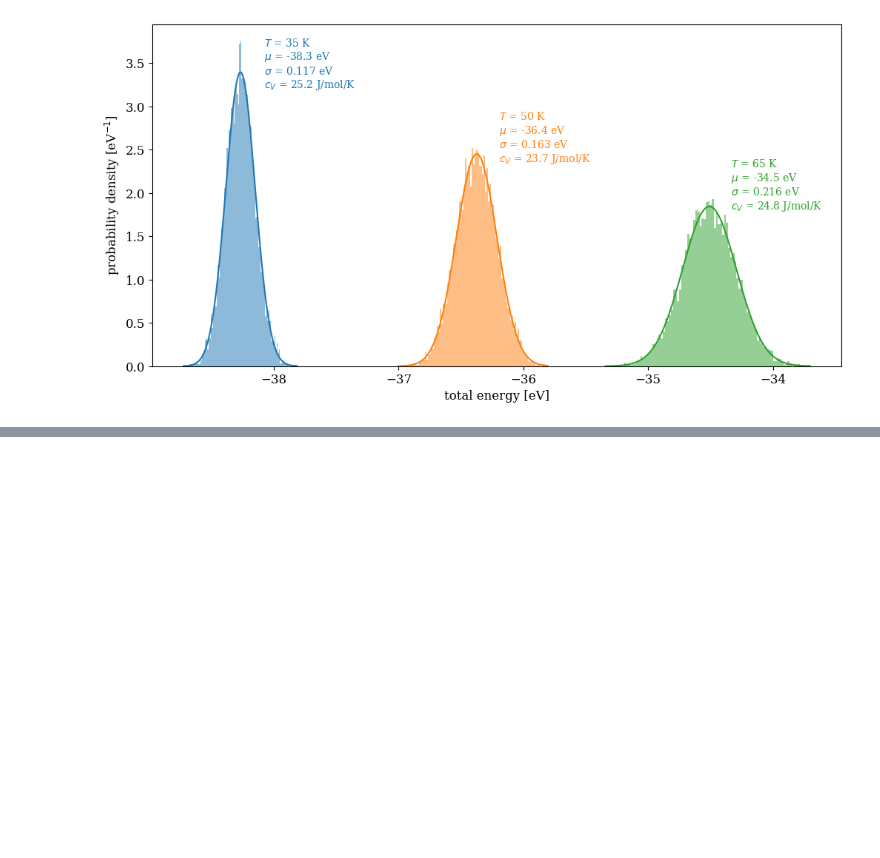
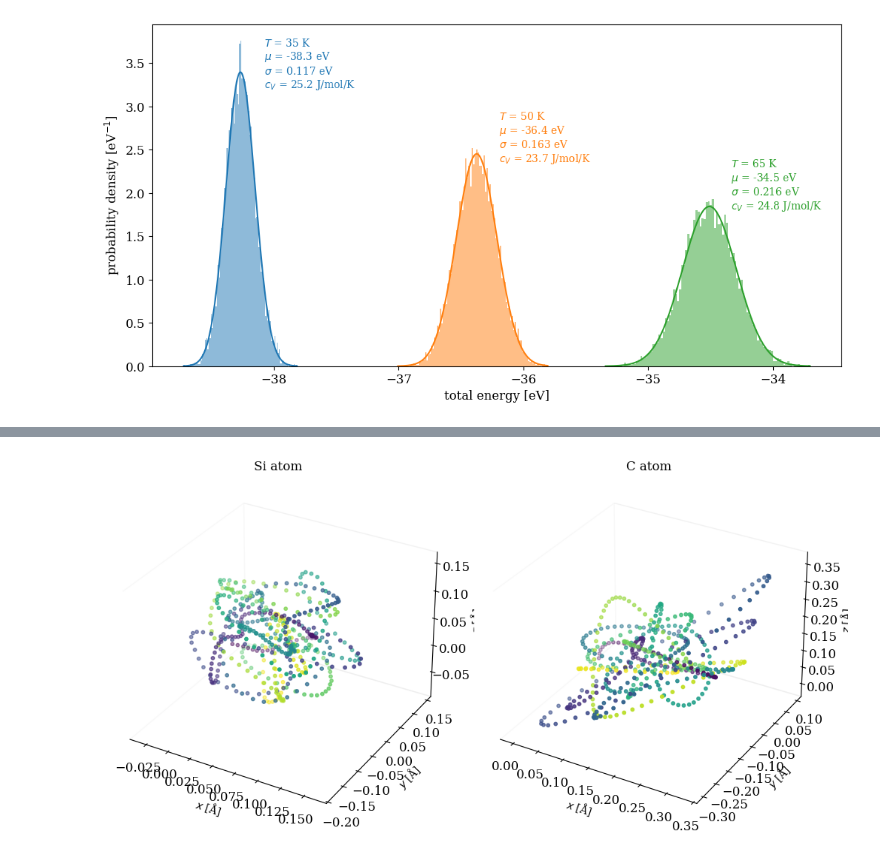
Before and after one commit to Luca-R27/PhDcourse_2026_CompMatMod, a Jupyter notebook: MD/MD-canonical.ipynb, the cells around one changed output, grey strips where cells are left out. Saved outputs shown, nothing was run; the diff lists cells and outputs as text; code cells hidden in the pictures; blank space fills up the shorter version.

```diff
--- a/MD/MD-canonical.ipynb
+++ b/MD/MD-canonical.ipynb
@@ -108,0 +169,23 @@ plt.show()
+# %%
+# same but in 3D, colouring by increasing time
+
+fig = plt.figure(figsize=(10, 5))
+for idx, (cols, title) in enumerate(zip([(0,1,2), (7,8,9)], ["Si atom", "C atom"])):
+    ax = fig.add_subplot(1, 2, idx+1, projection='3d')
+    xyz = data[:, cols] - data[0, cols]
+    ax.scatter(xyz[:, 0], xyz[:, 1], xyz[:, 2], c=range(len(data)), cmap='viridis', s=10)
+
+    ax.xaxis.pane.fill = False
+    ax.yaxis.pane.fill = False
+    ax.zaxis.pane.fill = False
+    ax.grid(False)
+
+    ax.set_xlabel(r'$x$ [Å]')
+    ax.set_ylabel(r'$y$ [Å]')
+    ax.set_zlabel(r'$z$ [Å]')
+    ax.set_title(title)
+
+plt.tight_layout()
+plt.show()
+# %% [output]
+[figure, added]
```
Also changed, not shown: parts of 14 cells of this notebook, 3 other files.
